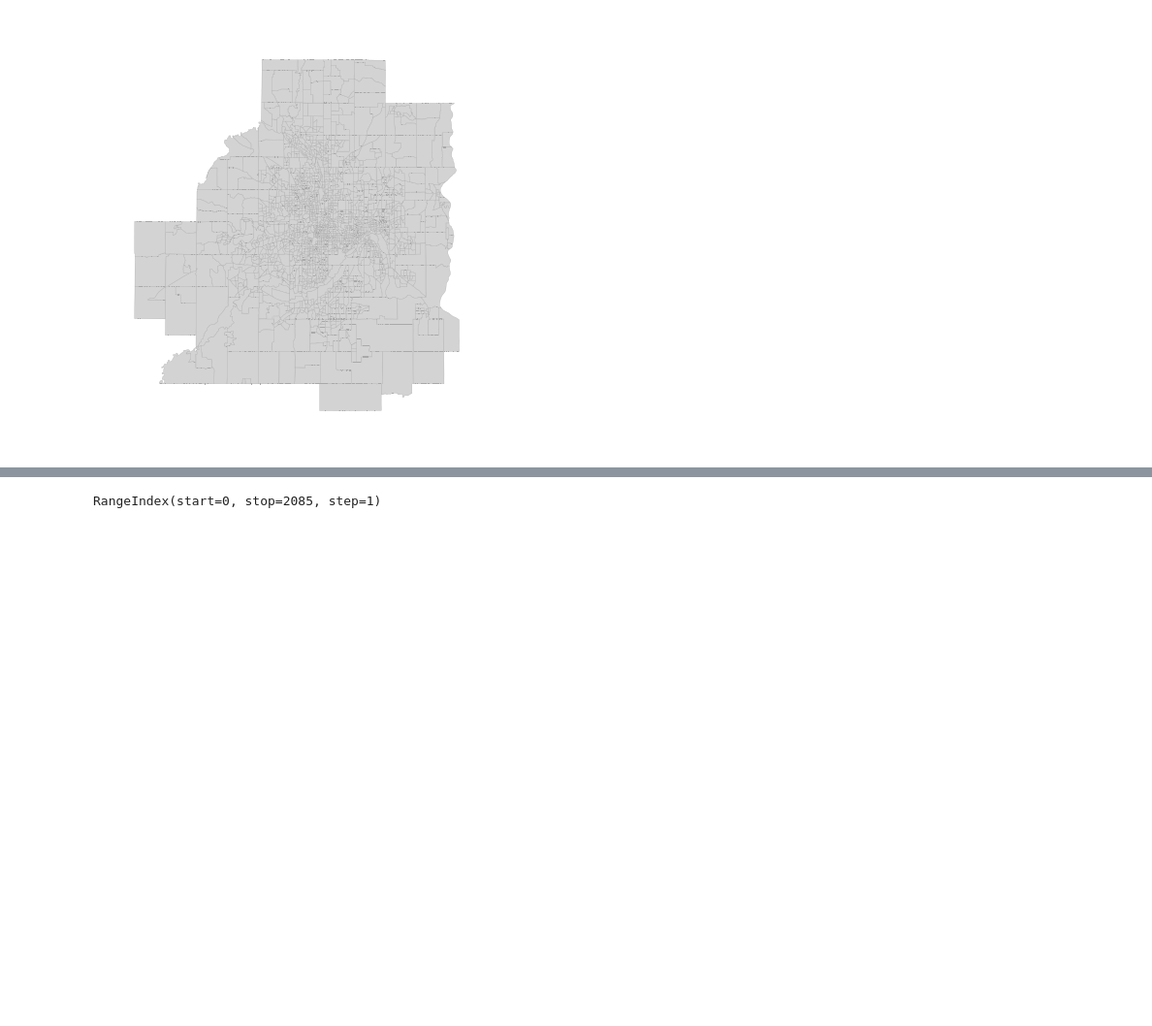
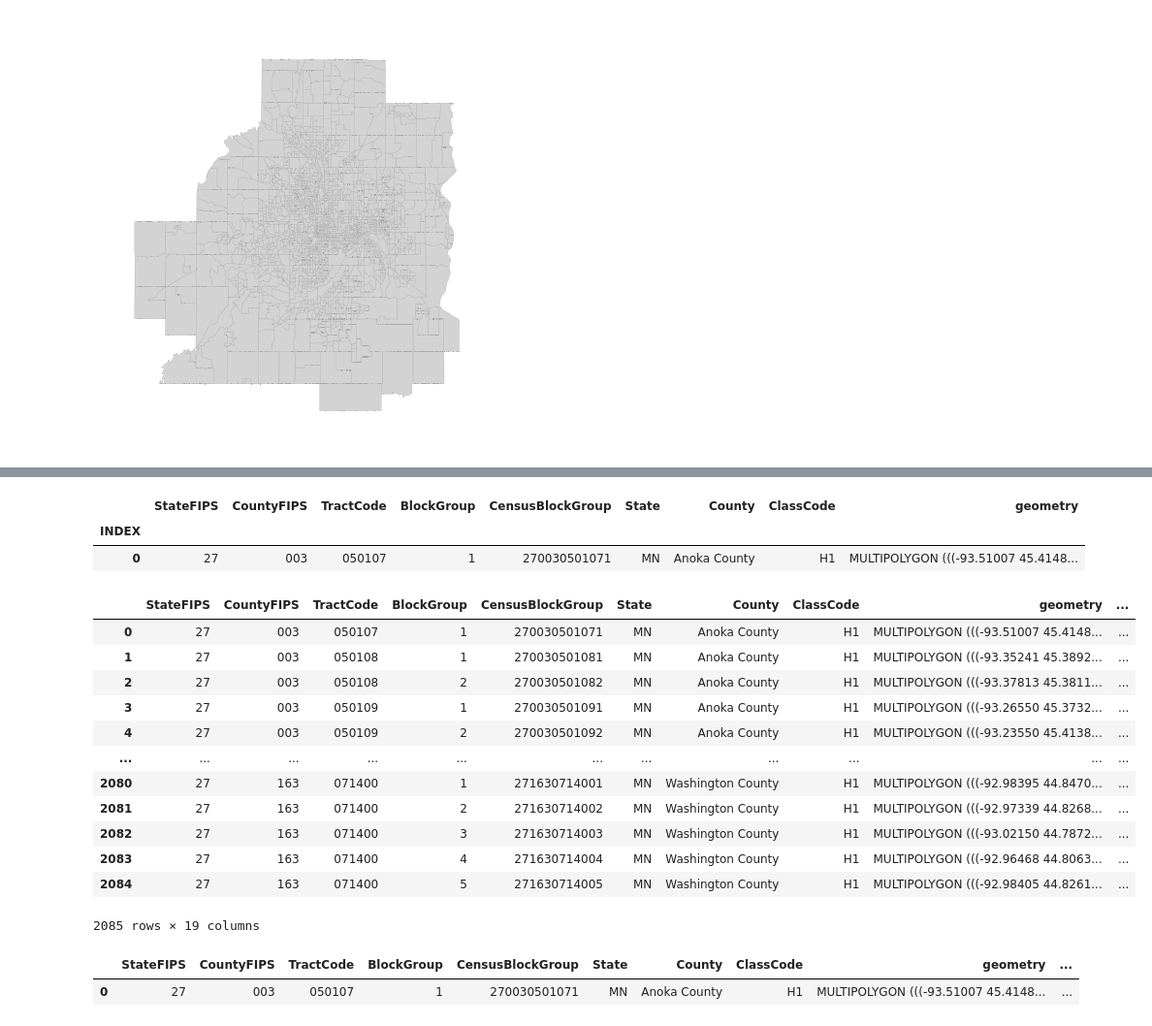
Before and after one commit to GeoDI-Lab/Spatial_Overlapping_Community_Detection, a Jupyter notebook: 04-result analysis.ipynb, the cells around one changed output, grey strips where cells are left out. Shown at 97% size. Drawn from its saved outputs; the diff is of its cells as text; code cells hidden in the pictures; blank space fills up the shorter version.

```diff
--- a/04-result analysis.ipynb
+++ b/04-result analysis.ipynb
@@ -50,4 +86,0 @@ cbg['O_id']=cbg.CensusBlockGroup.map(dic_id_new)
-# %%
-Z_pred.index
-# %% [output]
-RangeIndex(start=0, stop=2085, step=1)
@@ -56,5 +87,32 @@ cbg.sort_values('O_id',inplace=True)
+# %%
+cbg.query('INDEX==0')
+# %% [output]
+|  | StateFIPS | CountyFIPS | TractCode | BlockGroup | CensusBlockGroup | State | County | ClassCode | geometry |
+| INDEX |  |  |  |  |  |  |  |  |  |
+| 0 | 27 | 003 | 050107 | 1 | 270030501071 | MN | Anoka County | H1 | MULTIPOLYGON (((-93.51007 45.4148... |
 # %%
 result=pd.concat([cbg,Z_pred],axis=1)
+# %%
+result
+# %% [output]
+|  | StateFIPS | CountyFIPS | TractCode | BlockGroup | CensusBlockGroup | State | County | ClassCode | geometry | ... |
+| 0 | 27 | 003 | 050107 | 1 | 270030501071 | MN | Anoka County | H1 | MULTIPOLYGON (((-93.51007 45.4148... | ... |
+| 1 | 27 | 003 | 050108 | 1 | 270030501081 | MN | Anoka County | H1 | MULTIPOLYGON (((-93.35241 45.3892... | ... |
+| 2 | 27 | 003 | 050108 | 2 | 270030501082 | MN | Anoka County | H1 | MULTIPOLYGON (((-93.37813 45.3811... | ... |
+| 3 | 27 | 003 | 050109 | 1 | 270030501091 | MN | Anoka County | H1 | MULTIPOLYGON (((-93.26550 45.3732... | ... |
+| 4 | 27 | 003 | 050109 | 2 | 270030501092 | MN | Anoka County | H1 | MULTIPOLYGON (((-93.23550 45.4138... | ... |
+| ... | ... | ... | ... | ... | ... | ... | ... | ... | ... | ... |
+| 2080 | 27 | 163 | 071400 | 1 | 271630714001 | MN | Washington County | H1 | MULTIPOLYGON (((-92.98395 44.8470... | ... |
+| 2081 | 27 | 163 | 071400 | 2 | 271630714002 | MN | Washington County | H1 | MULTIPOLYGON (((-92.97339 44.8268... | ... |
+| 2082 | 27 | 163 | 071400 | 3 | 271630714003 | MN | Washington County | H1 | MULTIPOLYGON (((-93.02150 44.7872... | ... |
+| 2083 | 27 | 163 | 071400 | 4 | 271630714004 | MN | Washington County | H1 | MULTIPOLYGON (((-92.96468 44.8063... | ... |
+| 2084 | 27 | 163 | 071400 | 5 | 271630714005 | MN | Washington County | H1 | MULTIPOLYGON (((-92.98405 44.8261... | ... |
+2085 rows × 19 columns
+# %%
+result.query('index==0')
+# %% [output]
+|  | StateFIPS | CountyFIPS | TractCode | BlockGroup | CensusBlockGroup | State | County | ClassCode | geometry | ... |
+| 0 | 27 | 003 | 050107 | 1 | 270030501071 | MN | Anoka County | H1 | MULTIPOLYGON (((-93.51007 45.4148... | ... |
 # %%
 result.columns
 # %% [output]
```
Also changed, not shown: parts of 20 cells of this notebook, 1 other file.
